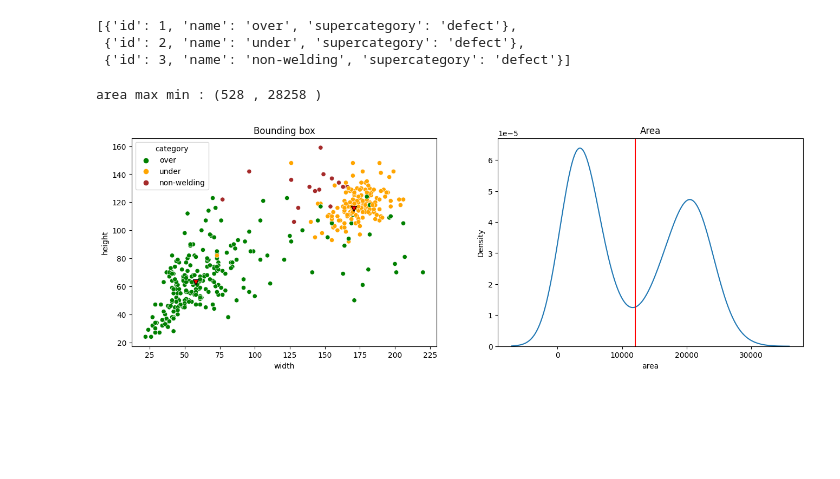
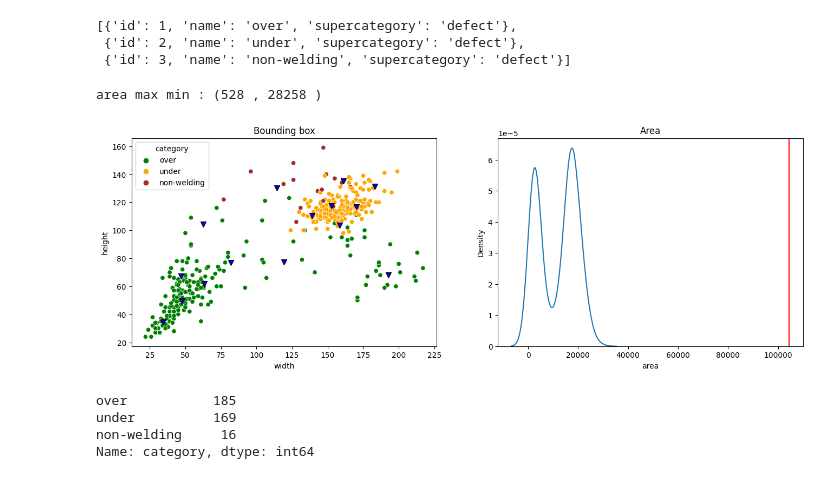
Before and after one commit to pythonzz0622/manufacturing_defect_detection, a Jupyter notebook: visualization/data_visualization.ipynb, the cells around one changed output. Saved outputs shown, nothing was run; the diff lists cells and outputs as text; code cells hidden in the pictures; blank space fills up the shorter version.

Commit message:
add visual result refactoring script file

```diff
--- a/visualization/data_visualization.ipynb
+++ b/visualization/data_visualization.ipynb
@@ -43,9 +39,3 @@ def yolo_to_cv2_format(anno):
     x2 , y2 =  x_c + (w // 2) , y_c + (h //2)
 
     return x1 ,y1 , x2 , y2
-# %%
-mpl.rcParams.update({"axes.grid" : False, "grid.color": "black"})
-img_path = js_to_img(label_list[0])
-img = cv2.imread(img_path )
-plt.imshow(img)
-plt.show()
@@ -116,39 +96,46 @@ def coco_img(idx):
     plt.imshow(img)
     plt.show()
 # %%
- def get_centroids(coco ,n_clusters , savefig = True):
+def get_centroids(coco ,n_clusters , savefig = True):
     id_to_cat = {x['id'] : x['name'] for x in coco.loadCats(coco.getCatIds())}
     bbox_by_cat= [[data['bbox'][2] , data['bbox'][3] ,data['bbox'][2] * data['bbox'][3] , id_to_cat[data['category_id']] ] for data in coco.loadAnns(coco.getAnnIds())]
     df = pd.DataFrame(bbox_by_cat , columns = [ 'width' , 'height','area' , 'category'])
 
     kmeans_bbox = KMeans(n_clusters= n_clusters , random_state=42)
     kmeans_bbox.fit( df[['width' , 'height']])
     centroids_bbox = kmeans_bbox.cluster_centers_
 
     kmeans_area = KMeans(n_clusters= n_clusters , random_state=42)
     kmeans_area.fit( df['area'].values.reshape(-1, 1))
     centroids_area = kmeans_area.cluster_centers_
 
-    _ , ax = plt.subplots(1 , 2, figsize = (16,5 ))
+    fig , ax = plt.subplots(1 , 2, figsize = (16,5 ))
 
     sns.scatterplot(x = 'width' , y = 'height' , hue = 'category' ,data = df  , ax = ax[0] ,palette= ['green' , 'orange' , 'brown'] )
-    ax[0].scatter(centroids_bbox[:,0] , centroids_bbox[:,1]  , marker = 'v'  , c ='red'  , edgecolors= 'black' ,  s = 50 )
+    ax[0].scatter(centroids_bbox[:,0] , centroids_bbox[:,1]  , marker = 'v'  , c ='blue'  , edgecolors= 'black' ,  s = 50 )
     ax[0].set_title('Bounding box')
 
     sns.kdeplot( df['area'])
     ax[1].axvline(x = centroids_area.sum() / 2 , color = 'red')
     ax[1].set_title('Area')
 
     if savefig:
         plt.savefig('result/centroids.png' , dpi = 300)
     print()
     print(f"area max min : ({df['area'].min()} , {df['area'].max()} )")
-    return centroids_bbox , centroids_area
+    return centroids_bbox , centroids_area , df , fig , ax
 
-centroids_bbox , centroids_area = get_centroids(coco , 2)
+centroids_bbox , centroids_area , df , fig  , ax = get_centroids(coco , 15)
 # %% [output]
 area max min : (528 , 28258 )
-[figure, old version]
+[figure, new version]
+# %%
+df['category'].value_counts()
+# %% [output]
+over           185
+under          169
+non-welding     16
+Name: category, dtype: int64
 # %%
 centroids_bbox , centroids_area.sum() / 2
 # %% [output]
```
Also changed, not shown: parts of 17 cells of this notebook, 15 other files.
